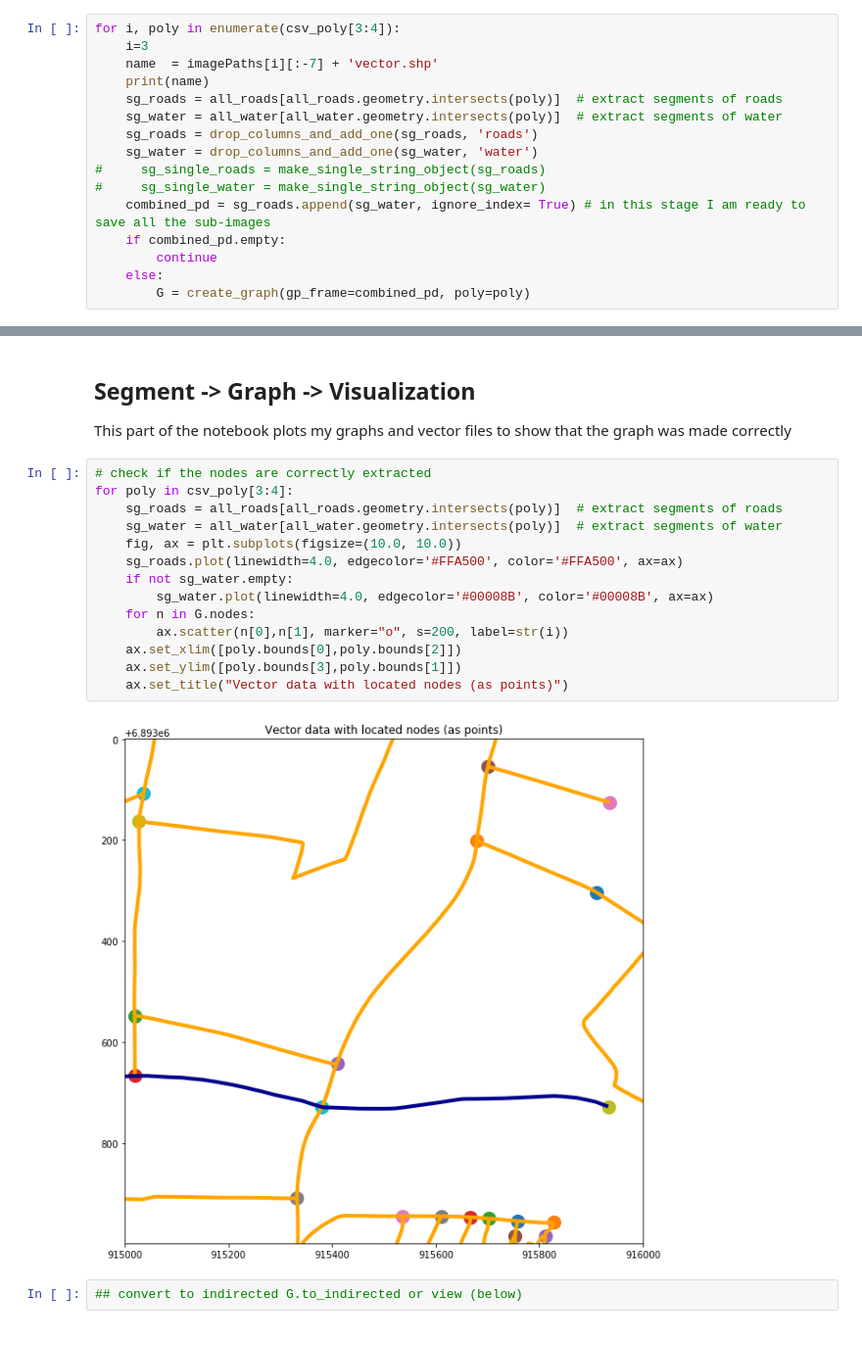
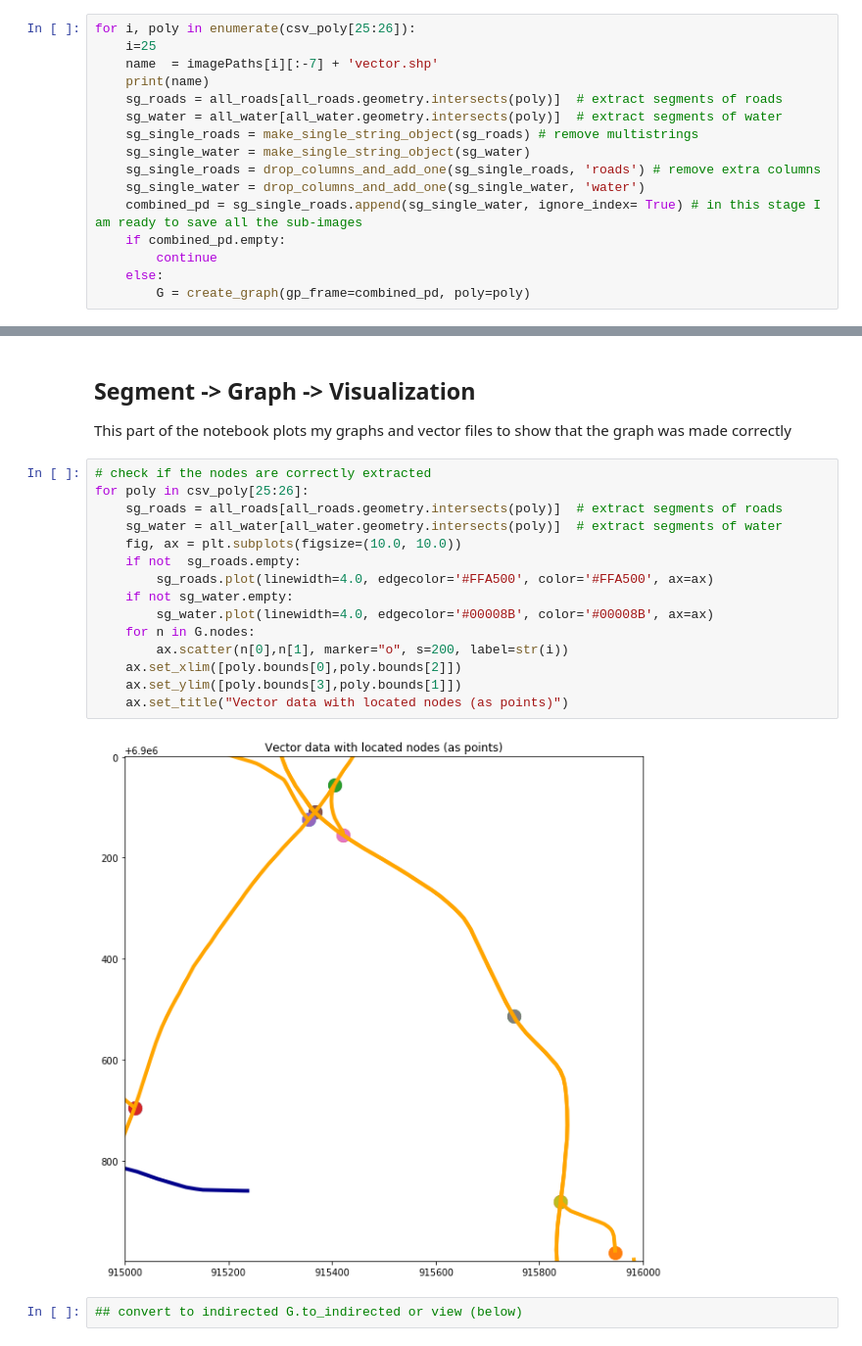
Before and after one commit to margokhokhlova/geomaps_with_pandas, a Jupyter notebook: graph_nx.ipynb, the cells around one changed output, grey strips where cells are left out. Shown at 98% size. Cells and saved outputs as stored; diff of their text form.

```diff
--- a/graph_nx.ipynb
+++ b/graph_nx.ipynb
@@ -118,17 +137,17 @@ def create_graph(gp_frame, poly = None):
             net.add_edge(edge[0], edge[1],  nature = edge[2]) #add edge with weight, where weight is the nature
     return net
 # %%
-for i, poly in enumerate(csv_poly[3:4]):
-    i=3
+for i, poly in enumerate(csv_poly[25:26]):
+    i=25
     name  = imagePaths[i][:-7] + 'vector.shp'
     print(name)
     sg_roads = all_roads[all_roads.geometry.intersects(poly)]  # extract segments of roads
     sg_water = all_water[all_water.geometry.intersects(poly)]  # extract segments of water
-    sg_roads = drop_columns_and_add_one(sg_roads, 'roads')
-    sg_water = drop_columns_and_add_one(sg_water, 'water')
-#     sg_single_roads = make_single_string_object(sg_roads)
-#     sg_single_water = make_single_string_object(sg_water)
-    combined_pd = sg_roads.append(sg_water, ignore_index= True) # in this stage I am ready to save all the sub-images
+    sg_single_roads = make_single_string_object(sg_roads) # remove multistrings
+    sg_single_water = make_single_string_object(sg_water)
+    sg_single_roads = drop_columns_and_add_one(sg_single_roads, 'roads') # remove extra columns
+    sg_single_water = drop_columns_and_add_one(sg_single_water, 'water')
+    combined_pd = sg_single_roads.append(sg_single_water, ignore_index= True) # in this stage I am ready to save all the sub-images
     if combined_pd.empty:
         continue
     else:
@@ -145,20 +169,21 @@ EdgeDataView([((915757.7, 6893954.8), (915827.0, 6893957.5), {'nature': 0}), ((9
 This part of the notebook plots my graphs and vector files to show that the graph was made correctly
 # %%
 # check if the nodes are correctly extracted
-for poly in csv_poly[3:4]:
+for poly in csv_poly[25:26]:
     sg_roads = all_roads[all_roads.geometry.intersects(poly)]  # extract segments of roads
     sg_water = all_water[all_water.geometry.intersects(poly)]  # extract segments of water
     fig, ax = plt.subplots(figsize=(10.0, 10.0))
-    sg_roads.plot(linewidth=4.0, edgecolor='#FFA500', color='#FFA500', ax=ax)
+    if not  sg_roads.empty:
+        sg_roads.plot(linewidth=4.0, edgecolor='#FFA500', color='#FFA500', ax=ax)
     if not sg_water.empty:
         sg_water.plot(linewidth=4.0, edgecolor='#00008B', color='#00008B', ax=ax)
     for n in G.nodes:
         ax.scatter(n[0],n[1], marker="o", s=200, label=str(i))
     ax.set_xlim([poly.bounds[0],poly.bounds[2]])
     ax.set_ylim([poly.bounds[3],poly.bounds[1]])
     ax.set_title("Vector data with located nodes (as points)")
 # %% [output]
-[figure, old version]
+[figure, new version]
 # %%
 ## convert to indirected G.to_indirected or view (below)
 # %%
```
Also changed, not shown: parts of 6 cells of this notebook, 1 other file.
